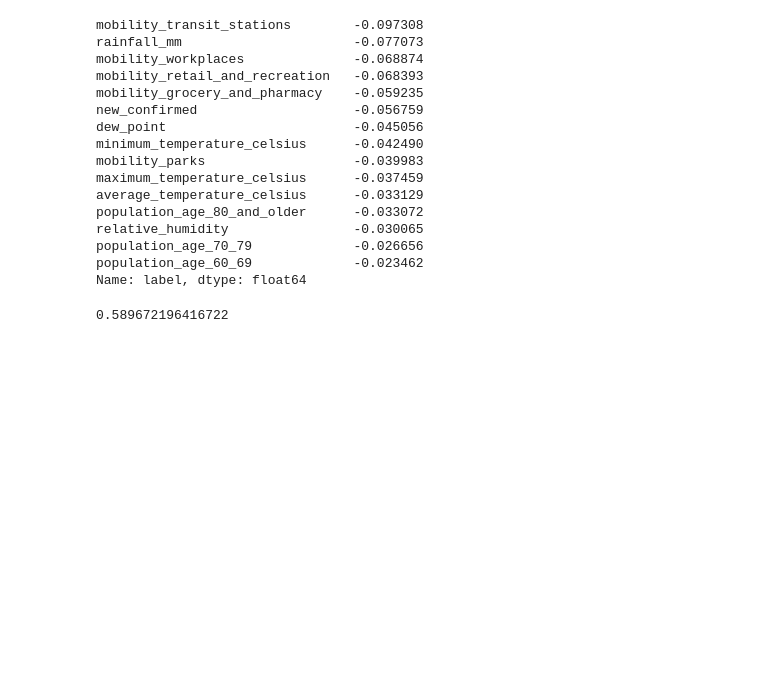
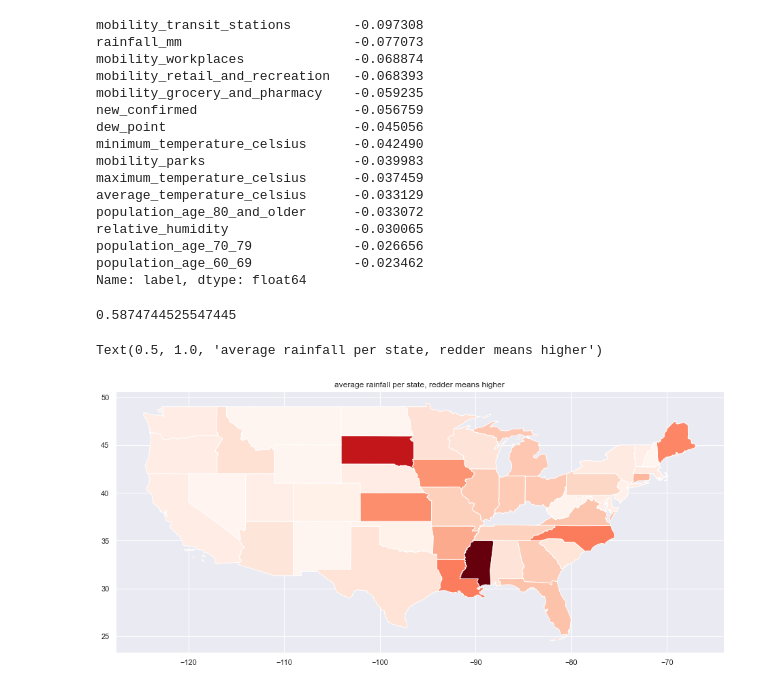
Before and after one commit to MathiasSkavhaug/ccv, a Jupyter notebook: scripts/CMU_MisCov19_analysis.ipynb, the cells around one changed output. Saved outputs shown, nothing was run; the diff lists cells and outputs as text; code cells hidden in the pictures; blank space fills up the shorter version.

```diff
--- a/scripts/CMU_MisCov19_analysis.ipynb
+++ b/scripts/CMU_MisCov19_analysis.ipynb
@@ -209,7 +209,7 @@ mapping = {'calling out or correction': "true",
 combined["label"] = combined["annotation1"].map(mapping)
 combined = combined[combined.label != "ambiguous"]
 
-combined.label = pd.factorize(combined.label)[0]
+combined["label"] = combined["label"].map({"false":0,"true":1})
 combined = combined.loc[:,~combined.columns.str.contains("cumulative")]
 combined = combined.infer_objects()
 # %%
@@ -312,6 +312,7 @@ Name: label, dtype: float64
 # %%
 from sklearn.ensemble import RandomForestClassifier
 from sklearn.model_selection import cross_val_score
+from sklearn.preprocessing import minmax_scale
 
 # keep = [
 #     "cancel_public_events",
@@ -345,14 +346,34 @@ from sklearn.model_selection import cross_val_score
 #     ]
 
 # df = df[keep]
-df.source = df.source.astype('category').cat.codes
-df.location_key = df.location_key.astype('category').cat.codes
-df = df.select_dtypes(['number'])
+tmp_df = df.copy()
+tmp_df.source = tmp_df.source.astype('category').cat.codes
+tmp_df.location_key = tmp_df.location_key.astype('category').cat.codes
+tmp_df = tmp_df.select_dtypes(['number'])
 
 clf = RandomForestClassifier(n_estimators=1000)
 
-df = df.sample(frac=1).groupby("label").head(df["label"].value_counts().min()) # Makes sure there are equal amounts of each label.
-x, y = get_x_y(df, "label")
+tmp_df = tmp_df.sample(frac=1).groupby("label").head(tmp_df["label"].value_counts().min()) # Makes sure there are equal amounts of each label.
+tmp_df = pd.DataFrame(minmax_scale(tmp_df), columns=tmp_df.columns)
+
+x, y = get_x_y(tmp_df, "label")
 cross_val_score(clf, x, y).mean()
 # %% [output]
-0.589672196416722
+0.5874744525547445
+# %%
+import geopandas as gp
+
+grouped = df.groupby("location_key").mean().reset_index()
+usmap = gp.read_file("../data/USA.shp")
+grouped = grouped[grouped.location_key.str.contains("US_")]
+grouped["STUSPS"] = grouped[grouped.location_key.str.contains("US_")].location_key.apply(lambda x: x[3:])
+usmap = pd.merge(usmap, grouped, on="STUSPS")
+# %%
+usmap["rainfall_mm"] = minmax_scale(usmap.rainfall_mm)
+# %%
+title = "average rainfall per state, redder means higher"
+ax = usmap.plot(column="rainfall_mm", cmap="Reds", figsize=(16, 16))
+ax.set_title(title)
+# %% [output]
+Text(0.5, 1.0, 'average rainfall per state, redder means higher')
+[figure, added]
```
Also changed, not shown: parts of 1 cell of this notebook.
